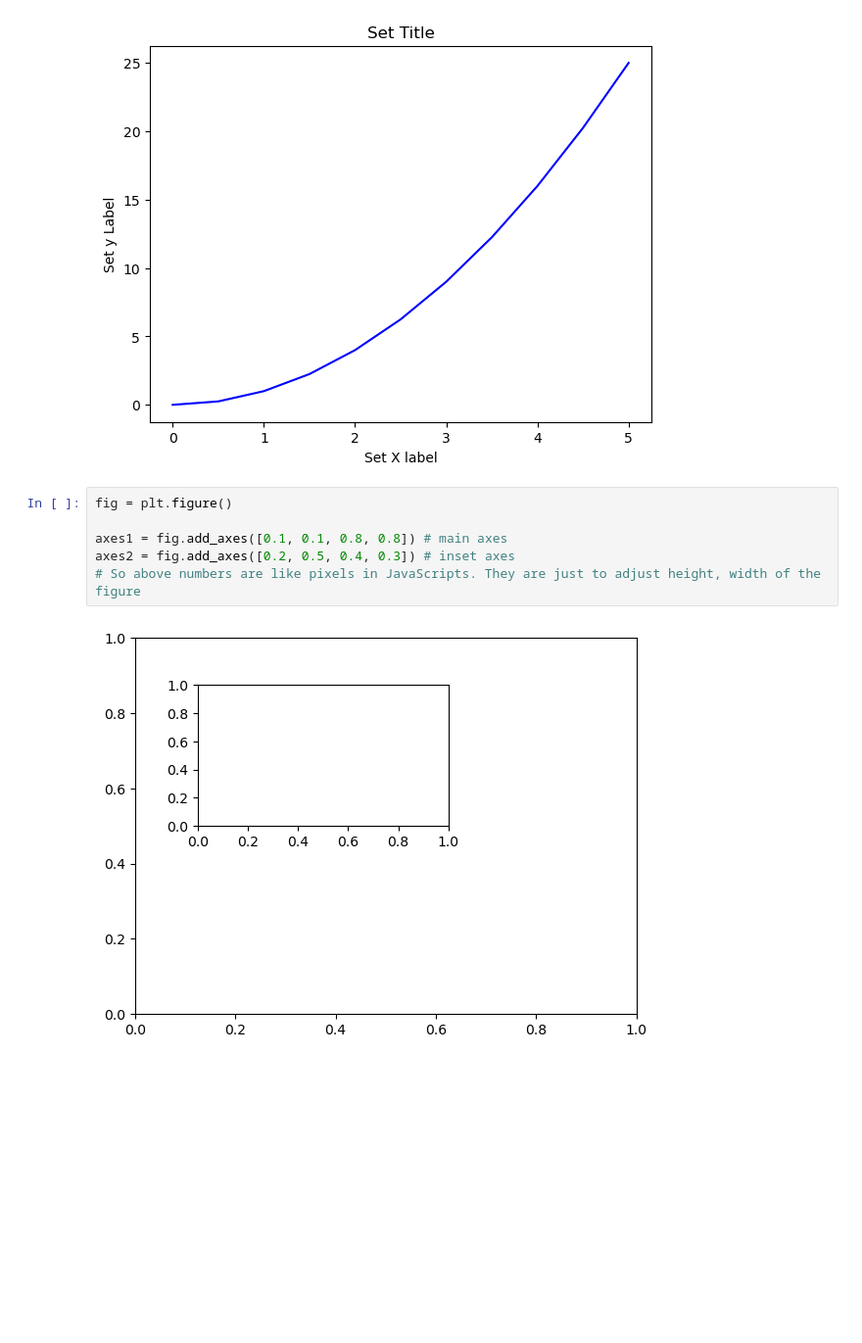
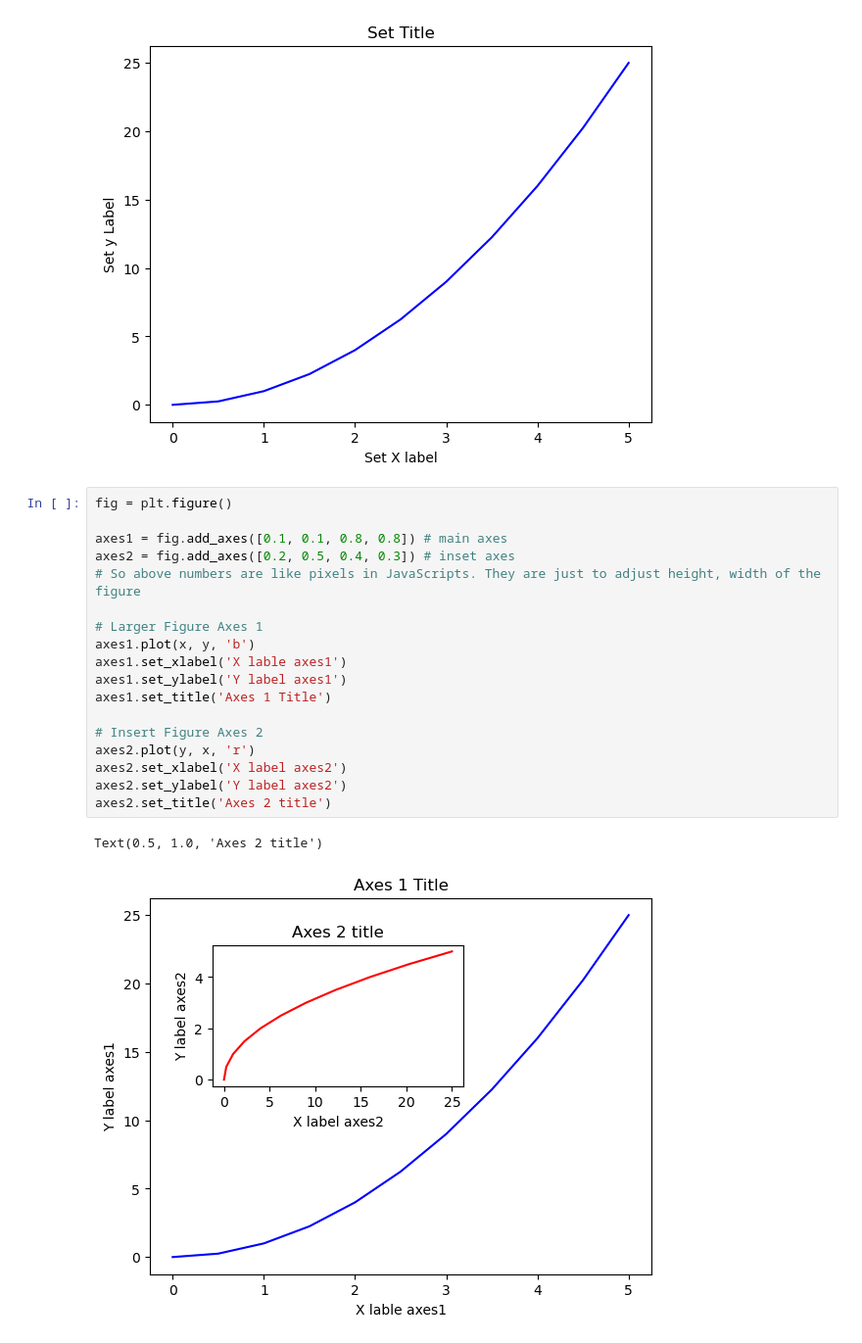
Before and after one commit to SiddheshDaphane/Data-Analysis-in-Python, a Jupyter notebook: 15_Matplotlib_Concepts.ipynb, the cells around one changed output. Shown at 98% size. Cells and saved outputs as stored; diff of their text form; blank space fills up the shorter version.

```diff
--- a/15_Matplotlib_Concepts.ipynb
+++ b/15_Matplotlib_Concepts.ipynb
@@ -66,8 +66,21 @@ Text(0.5, 1.0, 'Set Title')
 # %%
 fig = plt.figure()
 
 axes1 = fig.add_axes([0.1, 0.1, 0.8, 0.8]) # main axes
 axes2 = fig.add_axes([0.2, 0.5, 0.4, 0.3]) # inset axes
 # So above numbers are like pixels in JavaScripts. They are just to adjust height, width of the figure
+
+# Larger Figure Axes 1
+axes1.plot(x, y, 'b')
+axes1.set_xlabel('X lable axes1')
+axes1.set_ylabel('Y label axes1')
+axes1.set_title('Axes 1 Title')
+
+# Insert Figure Axes 2
+axes2.plot(y, x, 'r')
+axes2.set_xlabel('X label axes2')
+axes2.set_ylabel('Y label axes2')
+axes2.set_title('Axes 2 title')
 # %% [output]
+Text(0.5, 1.0, 'Axes 2 title')
-[figure, old version]
+[figure, new version]
```
